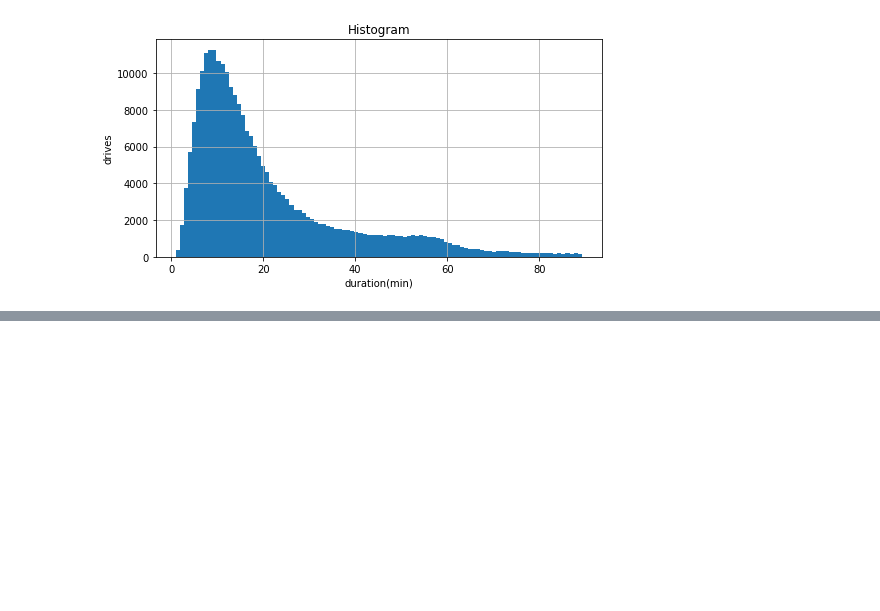
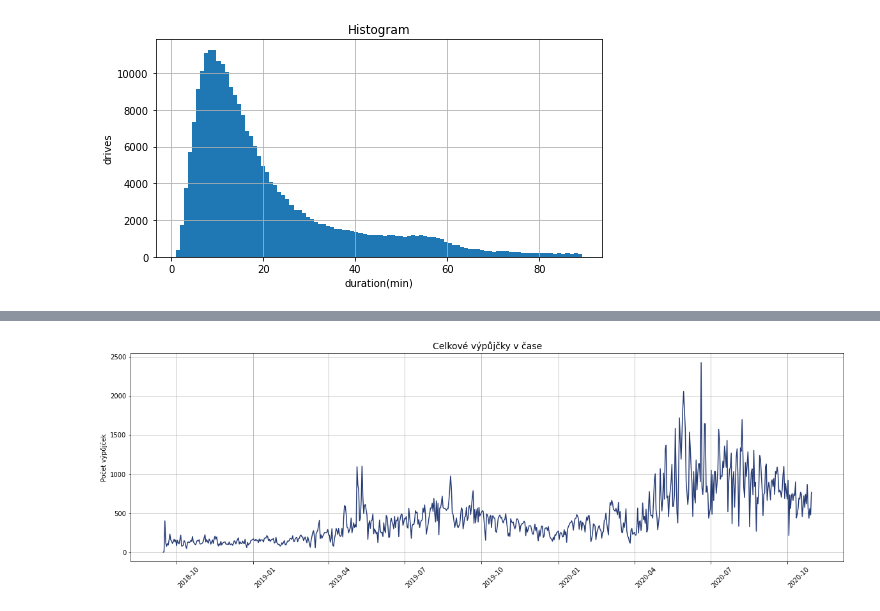
Before and after one commit to lenmal/Datova_akademie, a Jupyter notebook: Projekt_Python.ipynb, the cells around one changed output, grey strips where cells are left out. Cells and saved outputs as stored; diff of their text form; code cells hidden in the pictures; blank space fills up the shorter version.

```diff
--- a/Projekt_Python.ipynb
+++ b/Projekt_Python.ipynb
@@ -506,0 +521,14 @@ plt.show()
+# %%
+# Vývoj poptávky v čase - úprava dat, prac. den =0, víkend = 1
+pop_df = edinbikes_df["started_at"].reset_index()
+pop_df["start_d"] = pop_df["started_at"].dt.date
+pop_df["weekday"]=np.where((edinbikes_df["started_at"].dt.dayofweek)<5,0,1)
+pop_df.head()
+pop_df=(pop_df.groupby(["start_d","weekday"], as_index=False)["index"]
+        .count()
+        .rename(columns={"index":"count_sum"}))
+
+# Rozdělení počtu na pracovní dny a víkendy
+cond0 = pop_df[pop_df["weekday"]==0]
+cond1 = pop_df[pop_df["weekday"]==1]
+pop_df.head()
@@ -506,0 +542,15 @@ plt.show()
+# %%
+# Celková poptávka v čase
+x1 = pop_df["start_d"]
+y1 = pop_df["count_sum"]
+
+plt.subplots(figsize=(20, 6))
+plt.plot(x1,y1, color="#273c75")
+plt.title('Celkové výpůjčky v čase', loc='center', fontsize=14)
+plt.ylabel("Počet výpůjček", fontsize=10)
+plt.xticks(rotation=45, ha='left')
+
+plt.grid()
+plt.show()
+# %% [output]
+[figure, added]
```
Also changed, not shown: parts of 12 cells of this notebook.
